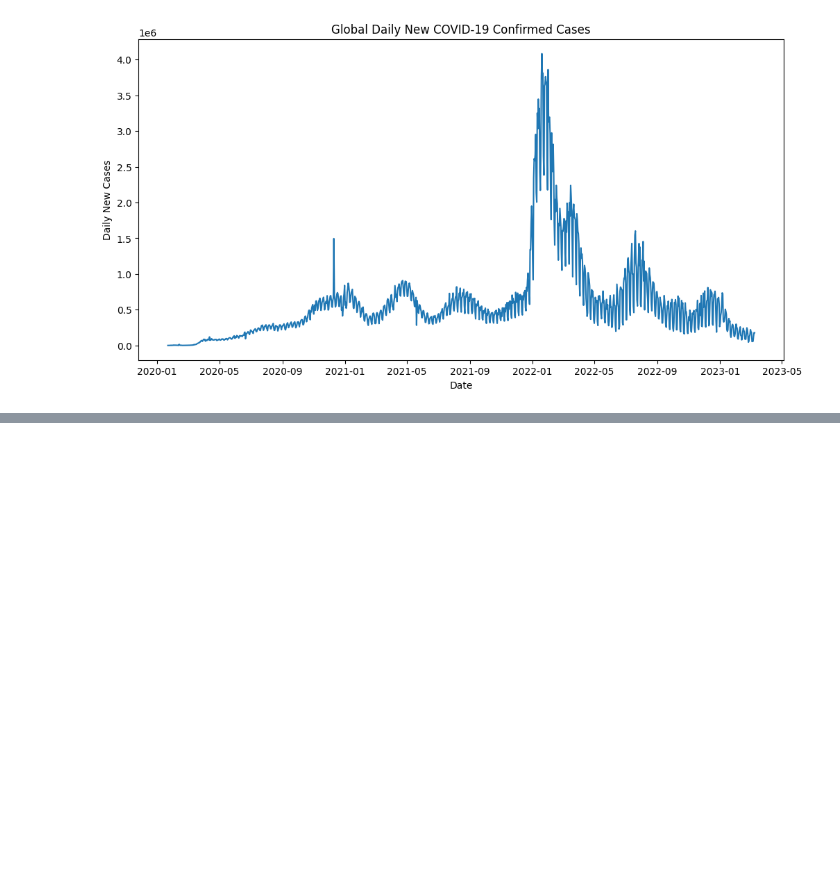
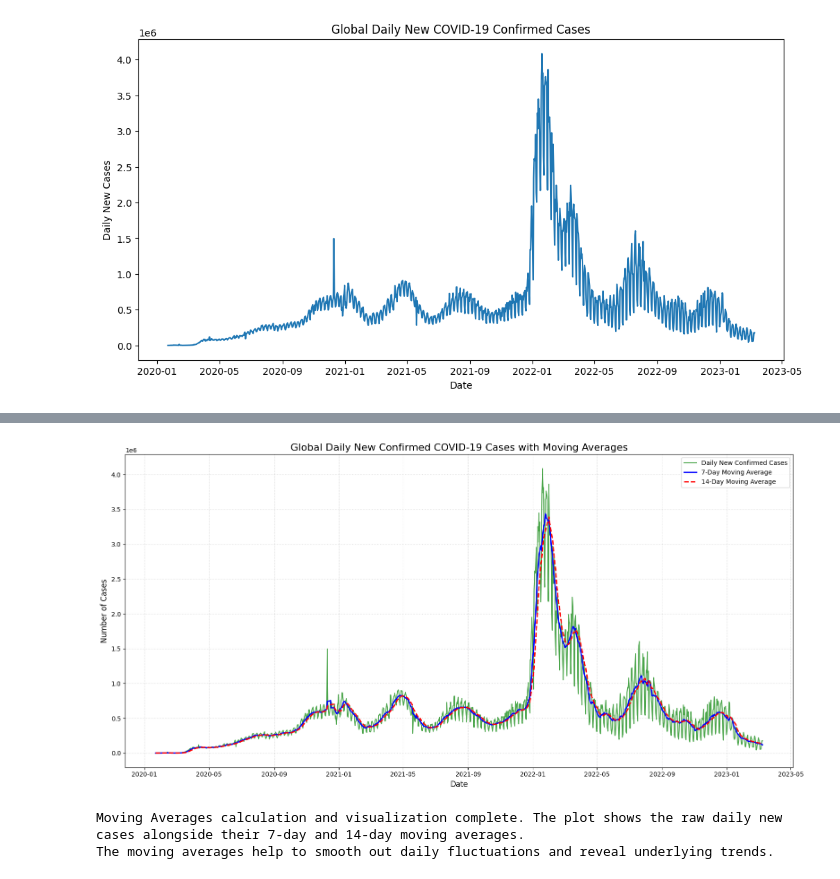
Before and after one commit to lemair/CoronaVirus-App, a Jupyter notebook: ARIMA_Forecasting_for_COVID_19_Confirmed_Cases.ipynb, the cells around one changed output, grey strips where cells are left out. Drawn from its saved outputs; the diff is of its cells as text; code cells hidden in the pictures; blank space fills up the shorter version.

```diff
--- a/ARIMA_Forecasting_for_COVID_19_Confirmed_Cases.ipynb
+++ b/ARIMA_Forecasting_for_COVID_19_Confirmed_Cases.ipynb
@@ -905,0 +1715,72 @@ Mean Absolute Percentage Error (MAPE): 9.83%
+# %%
+import pandas as pd
+import numpy as np
+import matplotlib.pyplot as plt
+
+# ------------------------ 1. Load Data ------------------------ #
+url = "https://raw.githubusercontent.com/CSSEGISandData/COVID-19/master/csse_covid_19_data/csse_covid_19_time_series/time_series_covid19_confirmed_global.csv"
+df = pd.read_csv(url)
+
+# ------------------------ 2. Preprocess Data ------------------------ #
+# Aggregate confirmed cases globally by summing across all countries/regions
+# Drop identifying columns and sum rows (axis=0 for columns as time series are columns)
+df_time_series = df.drop(columns=['Province/State', 'Country/Region', 'Lat', 'Long']).sum(axis=0)
+
+# Convert the Series to a DataFrame with a 'Confirmed' column
+df_time_series = pd.DataFrame(df_time_series, columns=['Confirmed'])
+
+# Convert index to datetime objects for time series plotting
+df_time_series.index = pd.to_datetime(df_time_series.index)
+
+# Calculate new daily confirmed cases
+# .diff() calculates the difference between current and previous row
+# .fillna(0) handles the first day which would be NaN after diff()
+df_time_series['New_Confirmed'] = df_time_series['Confirmed'].diff().fillna(0)
+
+# Ensure new confirmed cases are non-negative, as sometimes data corrections can lead to negative values
+df_time_series['New_Confirmed'] = df_time_series['New_Confirmed'].apply(lambda x: max(0, x))
+
+# ------------------------ 3. Calculate Moving Averages ------------------------ #
+# Calculate a 7-day Simple Moving Average (SMA)
+# .rolling(window=7) creates a rolling window of 7 days
+# .mean() calculates the mean within that window
+# .fillna(method='bfill') fills the initial NaN values (first 6 days) using the next valid observation
+df_time_series['SMA_7_Day'] = df_time_series['New_Confirmed'].rolling(window=7).mean().fillna(method='bfill')
+
+# Calculate a 14-day Simple Moving Average (SMA) for longer trend visualization
+df_time_series['SMA_14_Day'] = df_time_series['New_Confirmed'].rolling(window=14).mean().fillna(method='bfill')
+
+# For the remaining few NaNs at the very beginning (if any, due to bfill not reaching), ffill them
+df_time_series['SMA_7_Day'] = df_time_series['SMA_7_Day'].fillna(method='ffill')
+df_time_series['SMA_14_Day'] = df_time_series['SMA_14_Day'].fillna(method='ffill')
+
+# ------------------------ 4. Plotting ------------------------ #
+plt.figure(figsize=(16, 8))
+
+# Plot the raw new confirmed cases
+plt.plot(df_time_series.index, df_time_series['New_Confirmed'],
+         label='Daily New Confirmed Cases', color='green', alpha=0.7)
+
+# Plot the 7-day moving average
+plt.plot(df_time_series.index, df_time_series['SMA_7_Day'],
+         label='7-Day Moving Average', color='blue', linewidth=2)
+
+# Plot the 14-day moving average
+plt.plot(df_time_series.index, df_time_series['SMA_14_Day'],
+         label='14-Day Moving Average', color='red', linewidth=2, linestyle='--')
+
+
+plt.title('Global Daily New Confirmed COVID-19 Cases with Moving Averages', fontsize=16)
+plt.xlabel('Date', fontsize=12)
+plt.ylabel('Number of Cases', fontsize=12)
+plt.legend(fontsize=10)
+plt.grid(True, linestyle=':', alpha=0.6)
+plt.tight_layout()
+plt.show()
+
+print("Moving Averages calculation and visualization complete. The plot shows the raw daily new cases alongside their 7-day and 14-day moving averages.")
+print("The moving averages help to smooth out daily fluctuations and reveal underlying trends.")
+# %% [output]
+[figure, added]
+Moving Averages calculation and visualization complete. The plot shows the raw daily new cases alongside their 7-day and 14-day moving averages.
+The moving averages help to smooth out daily fluctuations and reveal underlying trends.
```
Also changed, not shown: parts of 14 cells of this notebook.
